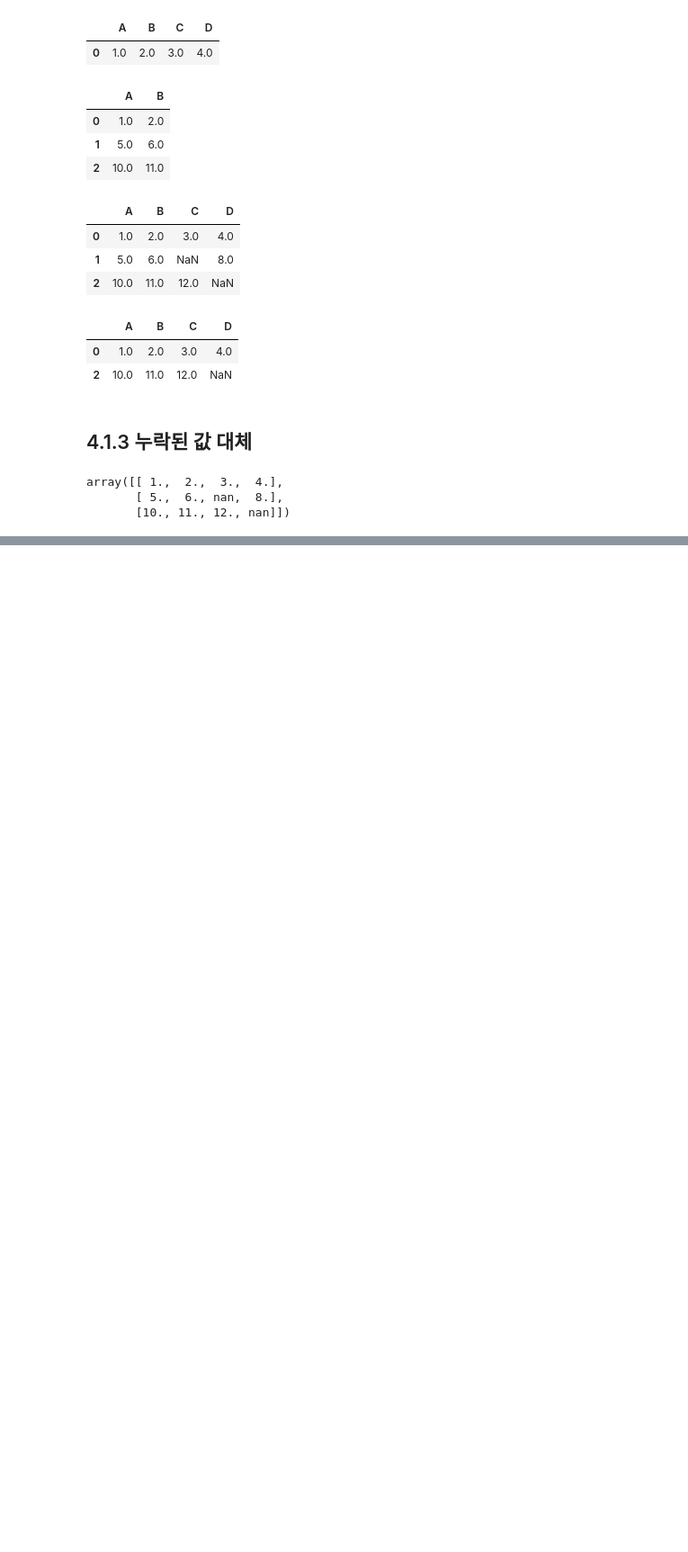
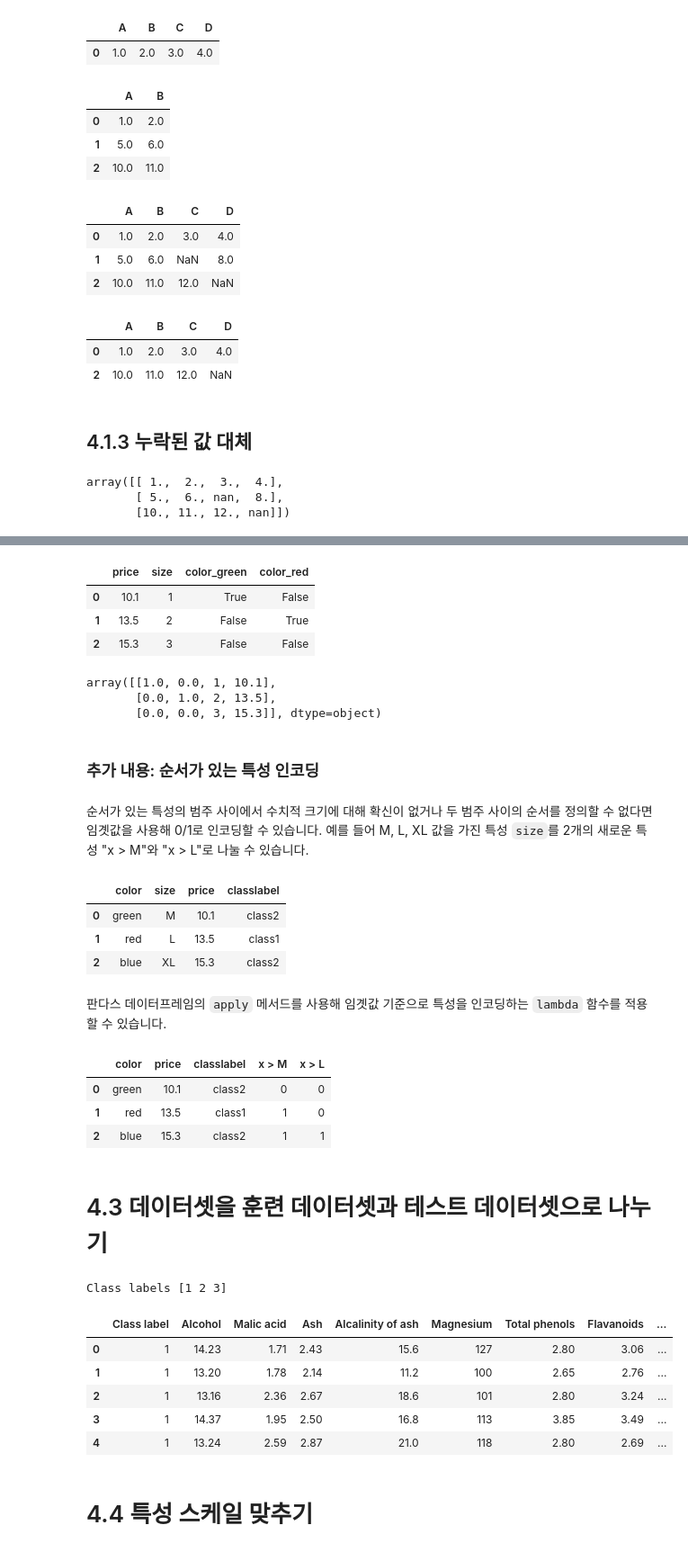
Before and after one commit to leeyb12/Self-Study, a Jupyter notebook: 006/머신 러닝 교과서 3판/ch04.ipynb, the cells around one changed output, grey strips where cells are left out. Shown at 90% size. Drawn from its saved outputs; the diff is of its cells as text; code cells hidden in the pictures; blank space fills up the shorter version.

```diff
--- a/006/머신 러닝 교과서 3판/ch04.ipynb
+++ b/006/머신 러닝 교과서 3판/ch04.ipynb
@@ -121,0 +416,76 @@ array([[ 1.,  2.,  3.,  4.],
+# %%
+# get_dummies에서 다중 공선성 문제 처리
+pd.get_dummies(df[['price', 'color', 'size']], drop_first=True)
+# %% [output]
+|  | price | size | color_green | color_red |
+| 0 | 10.1 | 1 | True | False |
+| 1 | 13.5 | 2 | False | True |
+| 2 | 15.3 | 3 | False | False |
+# %%
+# OneHotEncoder에서 다중 공선성 문제 처리
+color_ohe = OneHotEncoder(categories='auto', drop='first')
+c_transf = ColumnTransformer([ ('onehot', color_ohe, [0]),
+                               ('nothing', 'passthrough', [1, 2])])
+c_transf.fit_transform(X)
+# %% [output]
+array([[1.0, 0.0, 1, 10.1],
+       [0.0, 1.0, 2, 13.5],
+       [0.0, 0.0, 3, 15.3]], dtype=object)
+# %% [markdown]
+### 추가 내용: 순서가 있는 특성 인코딩
+# %% [markdown]
+순서가 있는 특성의 범주 사이에서 수치적 크기에 대해 확신이 없거나 두 범주 사이의 순서를 정의할 수 없다면 임곗값을 사용해 0/1로 인코딩할 수 있습니다. 예를 들어 M, L, XL 값을 가진 특성 `size`를 2개의 새로운 특성 "x > M"와 "x > L"로 나눌 수 있습니다.
+# %%
+df = pd.DataFrame([['green', 'M', 10.1, 'class2'],
+                   ['red', 'L', 13.5, 'class1'],
+                   ['blue', 'XL', 15.3, 'class2']])
+
+df.columns = ['color', 'size', 'price', 'classlabel']
+df
+# %% [output]
+|  | color | size | price | classlabel |
+| 0 | green | M | 10.1 | class2 |
+| 1 | red | L | 13.5 | class1 |
+| 2 | blue | XL | 15.3 | class2 |
+# %% [markdown]
+판다스 데이터프레임의 `apply` 메서드를 사용해 임곗값 기준으로 특성을 인코딩하는 `lambda` 함수를 적용할 수 있습니다.
+# %%
+df['x > M'] = df['size'].apply(lambda x: 1 if x in {'L', 'XL'} else 0)
+df['x > L'] = df['size'].apply(lambda x: 1 if x == 'XL' else 0)
+
+del df['size']
+df
+# %% [output]
+|  | color | price | classlabel | x > M | x > L |
+| 0 | green | 10.1 | class2 | 0 | 0 |
+| 1 | red | 13.5 | class1 | 1 | 0 |
+| 2 | blue | 15.3 | class2 | 1 | 1 |
+# %% [markdown]
+# 4.3 데이터셋을 훈련 데이터셋과 테스트 데이터셋으로 나누기
+# %%
+df_wine = pd.read_csv('https://archive.ics.uci.edu/'
+                      'ml/machine-learning-databases/wine/wine.data',
+                      header=None)
+
+# UCI 머신러닝 저장소의 Wine 데이터셋에 접근되지 않을 때
+# 다음 코드의 주석을 제거하고 로컬 경로에서 데이터셋을 읽으세요:
+
+# df_wine = pd.read_csv('wine.data', header=None)
+
+
+df_wine.columns = ['Class label', 'Alcohol', 'Malic acid', 'Ash',
+                   'Alcalinity of ash', 'Magnesium', 'Total phenols',
+                   'Flavanoids', 'Nonflavanoid phenols', 'Proanthocyanins',
+                   'Color intensity', 'Hue', 'OD280/OD315 of diluted wines',
+                   'Proline']
+
+print('Class labels', np.unique(df_wine['Class label']))
+df_wine.head()
+# %% [output]
+Class labels [1 2 3]
+|  | Class label | Alcohol | Malic acid | Ash | Alcalinity of ash | Magnesium | Total phenols | Flavanoids | ... |
+| 0 | 1 | 14.23 | 1.71 | 2.43 | 15.6 | 127 | 2.80 | 3.06 | ... |
+| 1 | 1 | 13.20 | 1.78 | 2.14 | 11.2 | 100 | 2.65 | 2.76 | ... |
+| 2 | 1 | 13.16 | 2.36 | 2.67 | 18.6 | 101 | 2.80 | 3.24 | ... |
+| 3 | 1 | 14.37 | 1.95 | 2.50 | 16.8 | 113 | 3.85 | 3.49 | ... |
+| 4 | 1 | 13.24 | 2.59 | 2.87 | 21.0 | 118 | 2.80 | 2.69 | ... |
@@ -121,0 +502,2 @@ array([[ 1.,  2.,  3.,  4.],
+# %% [markdown]
+# 4.4 특성 스케일 맞추기
```
Also changed, not shown: parts of 115 cells of this notebook, 2 other files.
